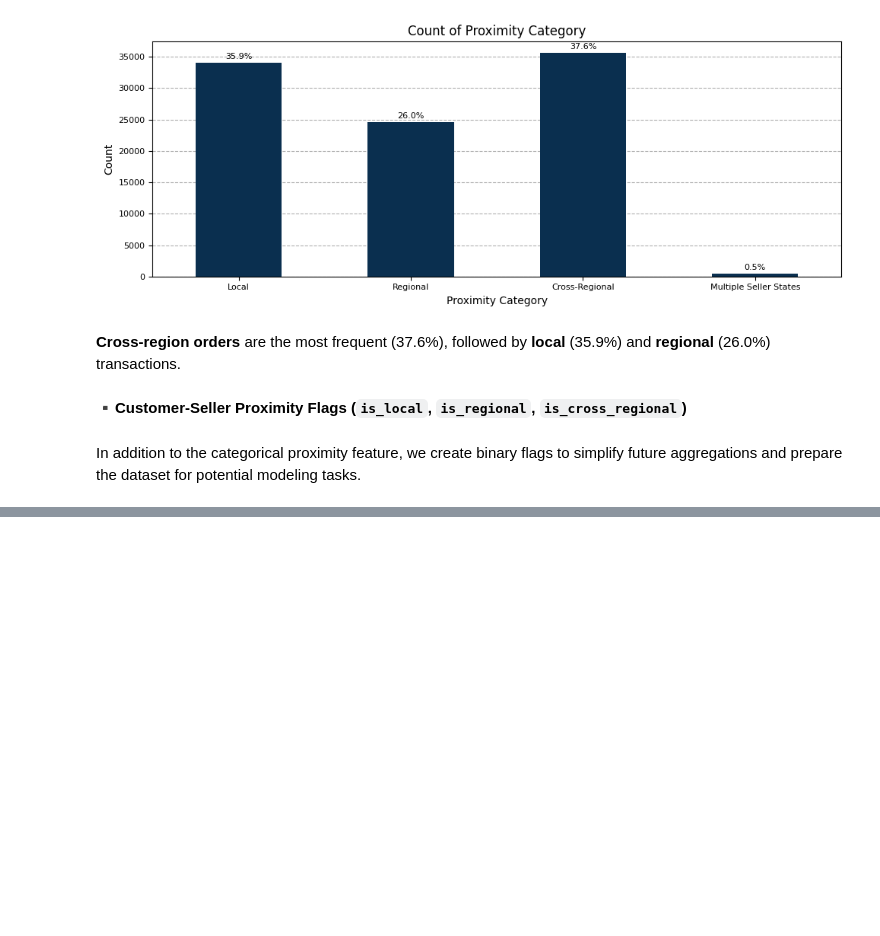
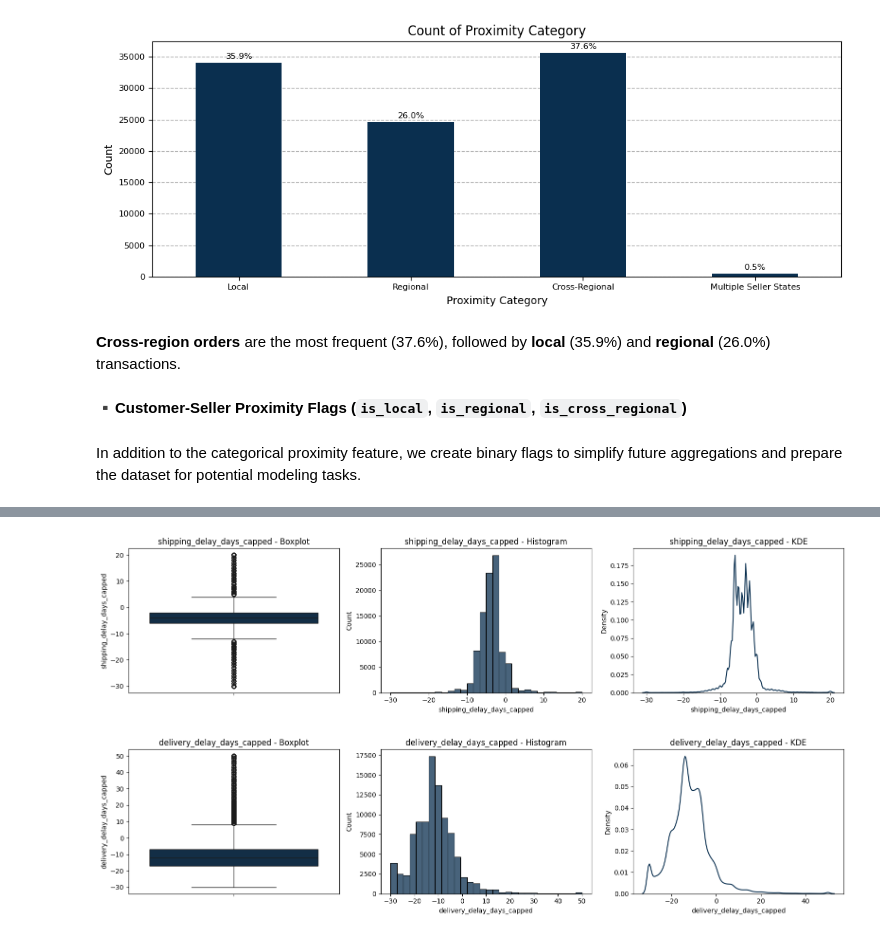
Before and after one commit to OlesyaEvseeva/customer-satisfaction-ecommerce, a Jupyter notebook: notebooks/02_data_integration_preprocessing.ipynb, the cells around one changed output, grey strips where cells are left out. Cells and saved outputs as stored; diff of their text form; code cells hidden in the pictures; blank space fills up the shorter version.

```diff
--- a/notebooks/02_data_integration_preprocessing.ipynb
+++ b/notebooks/02_data_integration_preprocessing.ipynb
@@ -3514,0 +3545,6 @@ df_orders["is_cross_regional"] = (df_orders["proximity_category"] == "Cross-Regi
+# %%
+# Display extended percentiles to understand the spread of shipping & delivery delays
+for col in ["shipping_delay_days", "delivery_delay_days"]:
+    print(f"Distribution ofo {col.replace("_", " ").title()}:")
+    display(df_orders[col].describe(percentiles=[0.001, 0.01, 0.05, 0.1, 0.25, 0.5, 0.75, 0.9, 0.95, 0.99, 0.999, 0.9999]))
+    print("-"*40)
@@ -3514,0 +3596,11 @@ df_orders["is_cross_regional"] = (df_orders["proximity_category"] == "Cross-Regi
+# %%
+# Created capped shippin & delivery delay columns
+df_orders["shipping_delay_days_capped"] = df_orders["shipping_delay_days"].clip(lower=-30, upper=20)
+df_orders["delivery_delay_days_capped"] = df_orders["delivery_delay_days"].clip(lower=-30, upper=50)
+
+# Plot distributions
+for col in ["shipping_delay_days_capped", "delivery_delay_days_capped"]:
+    u.numplots_univariate(col, df_orders)
+# %% [output]
+[figure, added]
+[figure, added]
```
Also changed, not shown: parts of 24 cells of this notebook.
